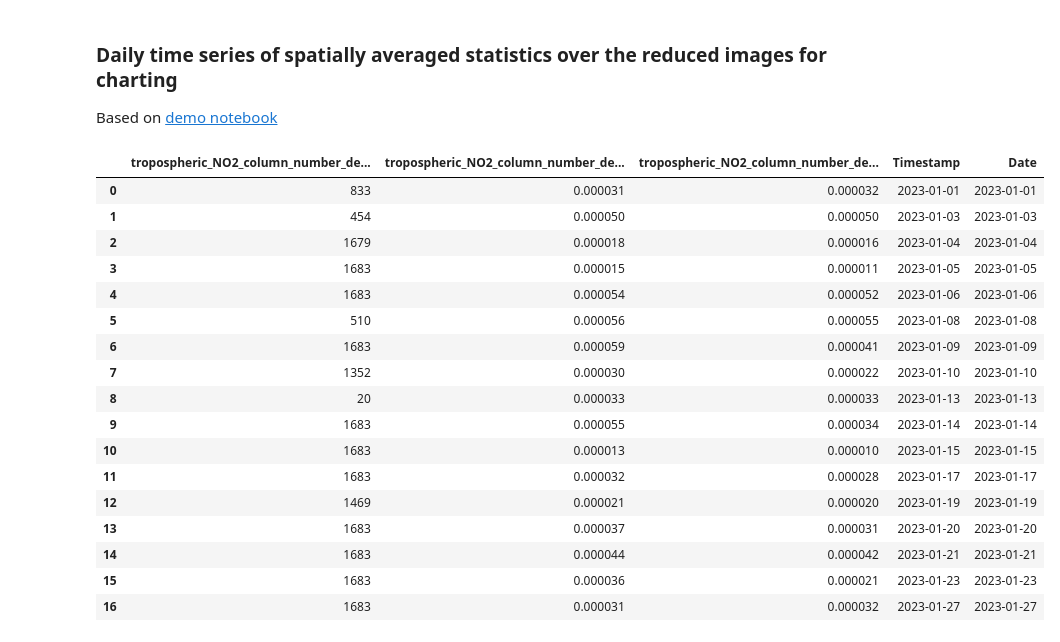
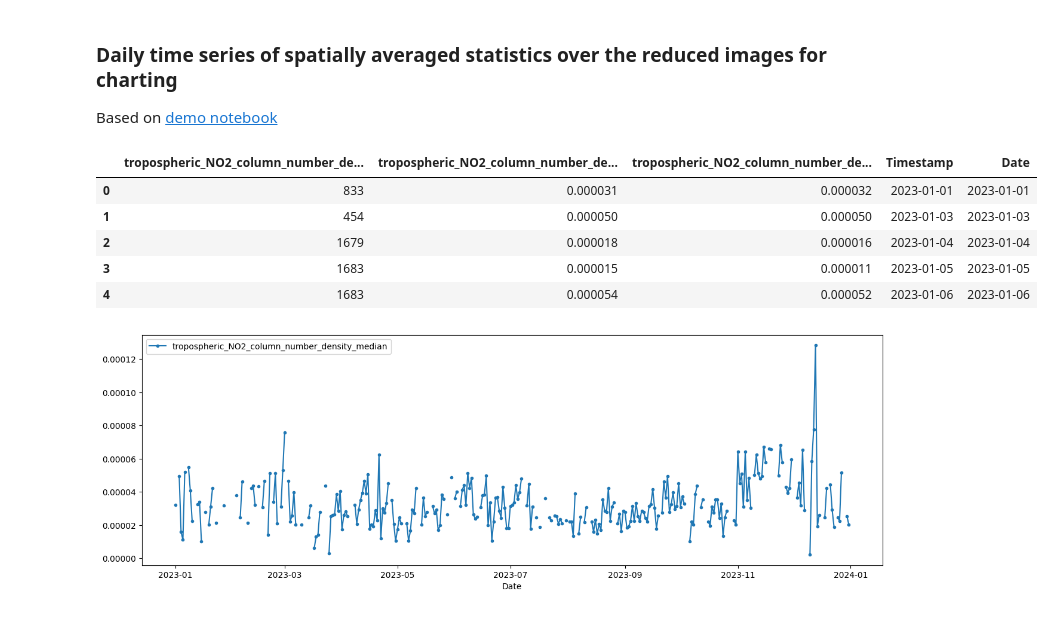
Before and after one commit to rameshnatarajanus/Sentinel-5p-NO2-data-analysis, a Jupyter notebook: Notebooks/Earth_Engine_training_data_Sentinel5p.ipynb, the cells around one changed output. Cells and saved outputs as stored; diff of their text form; code cells hidden in the pictures.

```diff
--- a/Notebooks/Earth_Engine_training_data_Sentinel5p.ipynb
+++ b/Notebooks/Earth_Engine_training_data_Sentinel5p.ipynb
@@ -81,10 +81,10 @@ TEST_ROI = ee.Geometry.Polygon([
             [-89.79130209363561, 36.68978317823062],
           ])
 
-# last date is non-inclusive
+# end date is non-inclusive in gee
 
-TEST_DATE_START = ee.Date('2023-01-01')
-TEST_DATE_END = ee.Date('2023-02-01')
+TEST_DATE_START = '2023-01-01'
+TEST_DATE_END = '2024-01-01'
 
 # For Tropospheric concentrations, this is considered a 'reasonable range' to visualize at.
 
@@ -474,43 +474,50 @@ NO2_stat_fc = NO2_stat_fc.filter(ee.Filter.notNull(reduced_bandnames))
 import pandas as pd
 
 def fc_to_dict(fc):
   prop_names = fc.first().propertyNames()
   prop_lists = fc.reduceColumns(
       reducer=ee.Reducer.toList().repeat(prop_names.size()),
       selectors=prop_names).get('list')
 
   return ee.Dictionary.fromLists(prop_names, prop_lists)
 
 
 NO2_stat_dict = fc_to_dict(NO2_stat_fc).getInfo()
 
 # Conversion of dictionary to dataframe for pandas usage for both years
 NO2_stat_df = pd.DataFrame(NO2_stat_dict)
 
 def add_date_info(df):
   df['Timestamp'] = pd.to_datetime(df['millis'], unit='ms')
   df['Date'] = pd.DatetimeIndex(df['Timestamp']).date
   return df
 
 NO2_stat_df = add_date_info(NO2_stat_df).drop(columns=['millis', 'system:index'])
 
-NO2_stat_df
+NO2_stat_df.head(5)
 # %% [output]
 |  | tropospheric_NO2_column_number_de... | tropospheric_NO2_column_number_de... | tropospheric_NO2_column_number_de... | Timestamp | Date |
 | 0 | 833 | 0.000031 | 0.000032 | 2023-01-01 | 2023-01-01 |
 | 1 | 454 | 0.000050 | 0.000050 | 2023-01-03 | 2023-01-03 |
 | 2 | 1679 | 0.000018 | 0.000016 | 2023-01-04 | 2023-01-04 |
 | 3 | 1683 | 0.000015 | 0.000011 | 2023-01-05 | 2023-01-05 |
 | 4 | 1683 | 0.000054 | 0.000052 | 2023-01-06 | 2023-01-06 |
-| 5 | 510 | 0.000056 | 0.000055 | 2023-01-08 | 2023-01-08 |
-| 6 | 1683 | 0.000059 | 0.000041 | 2023-01-09 | 2023-01-09 |
-| 7 | 1352 | 0.000030 | 0.000022 | 2023-01-10 | 2023-01-10 |
-| 8 | 20 | 0.000033 | 0.000033 | 2023-01-13 | 2023-01-13 |
-| 9 | 1683 | 0.000055 | 0.000034 | 2023-01-14 | 2023-01-14 |
-| 10 | 1683 | 0.000013 | 0.000010 | 2023-01-15 | 2023-01-15 |
-| 11 | 1683 | 0.000032 | 0.000028 | 2023-01-17 | 2023-01-17 |
-| 12 | 1469 | 0.000021 | 0.000020 | 2023-01-19 | 2023-01-19 |
-| 13 | 1683 | 0.000037 | 0.000031 | 2023-01-20 | 2023-01-20 |
-| 14 | 1683 | 0.000044 | 0.000042 | 2023-01-21 | 2023-01-21 |
-| 15 | 1683 | 0.000036 | 0.000021 | 2023-01-23 | 2023-01-23 |
-| 16 | 1683 | 0.000031 | 0.000032 | 2023-01-27 | 2023-01-27 |
+# %%
+
+NO2_stat_df.sort_values(by='Date')
+
+A = pd.DataFrame({'Date':pd.date_range(start = TEST_DATE_START, end = TEST_DATE_END)})
+A['Date'] = pd.DatetimeIndex(A['Date']).date
+NO2_stat_df = A.merge(NO2_stat_df, how = 'left', on = 'Date')
+# NO2_stat_df.fillna(0, inplace=True)
+
+axes = NO2_stat_df.plot(x='Date', y=['tropospheric_NO2_column_number_density_median'],
+                          marker='.', figsize=(16, 5))
+
+
+# extract the figure object to use figure level methods
+fig = axes.get_figure()
+
+plt.show()
+# %% [output]
+[figure, added]
```
Also changed, not shown: parts of 2 cells of this notebook.
